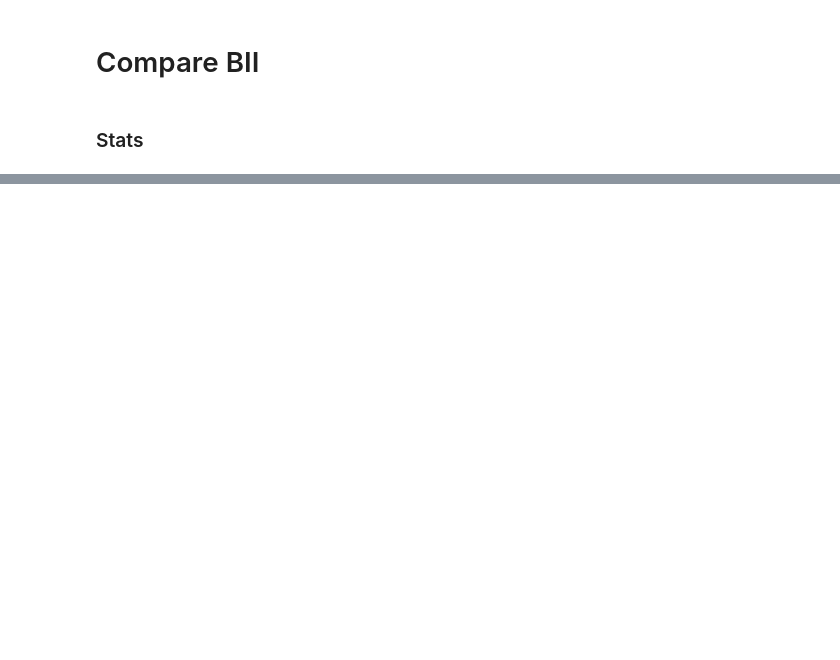
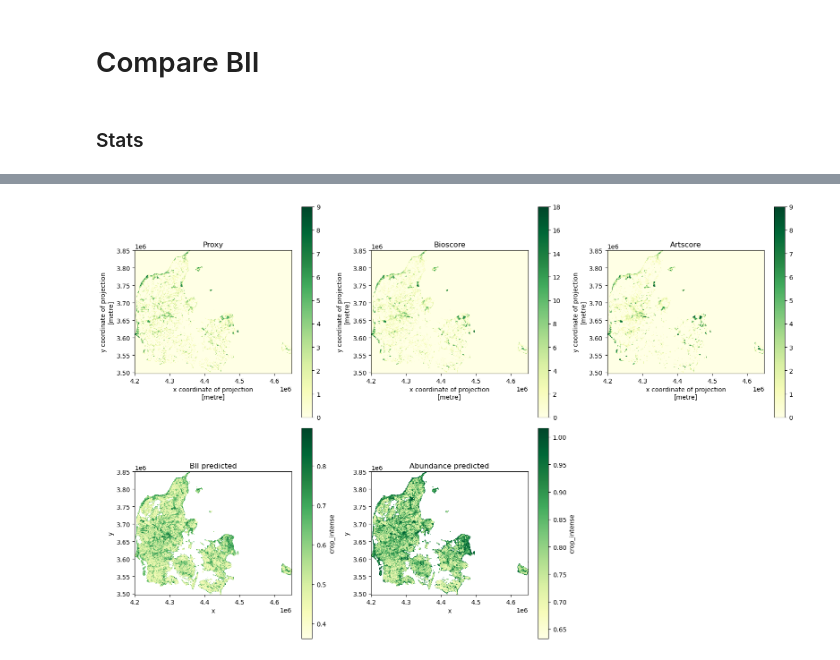
Before and after one commit to Assimila/LEON-P5, a Jupyter notebook: 5_validation.ipynb, the cells around one changed output, grey strips where cells are left out. Cells and saved outputs as stored; diff of their text form; code cells hidden in the pictures; blank space fills up the shorter version.

```diff
--- a/5_validation.ipynb
+++ b/5_validation.ipynb
@@ -662,0 +755,26 @@ plt.show()
+# %%
+import matplotlib.colors as mcolors
+
+fig, axes = plt.subplots(2, 3, figsize=(16, 10))
+
+# top row: reference layers
+for ax, (name, data) in zip(axes[0], ref.items()):
+    data.plot(ax=ax, cmap="YlGn", add_colorbar=True)
+    ax.set_title(name)
+    ax.set_aspect("equal")
+
+# bottom row: predicted layers + empty
+bii_dnk_pred_21.plot(ax=axes[1, 0], cmap="YlGn", add_colorbar=True)
+axes[1, 0].set_title("BII predicted")
+axes[1, 0].set_aspect("equal")
+
+ab_dnk_pred_21.plot(ax=axes[1, 1], cmap="YlGn", add_colorbar=True)
+axes[1, 1].set_title("Abundance predicted")
+axes[1, 1].set_aspect("equal")
+
+axes[1, 2].axis("off")
+
+plt.tight_layout()
+plt.show()
+# %% [output]
+[figure, added]
```
Also changed, not shown: parts of 20 cells of this notebook.
